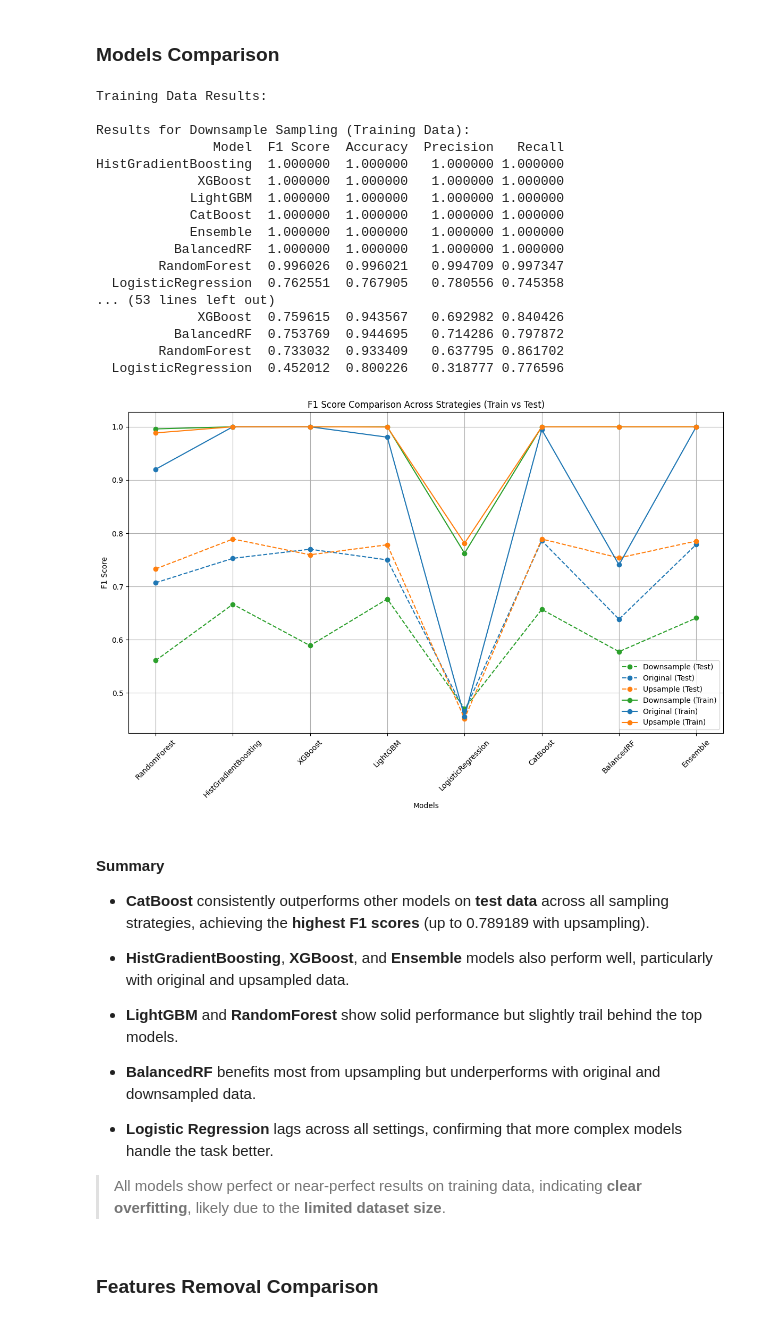
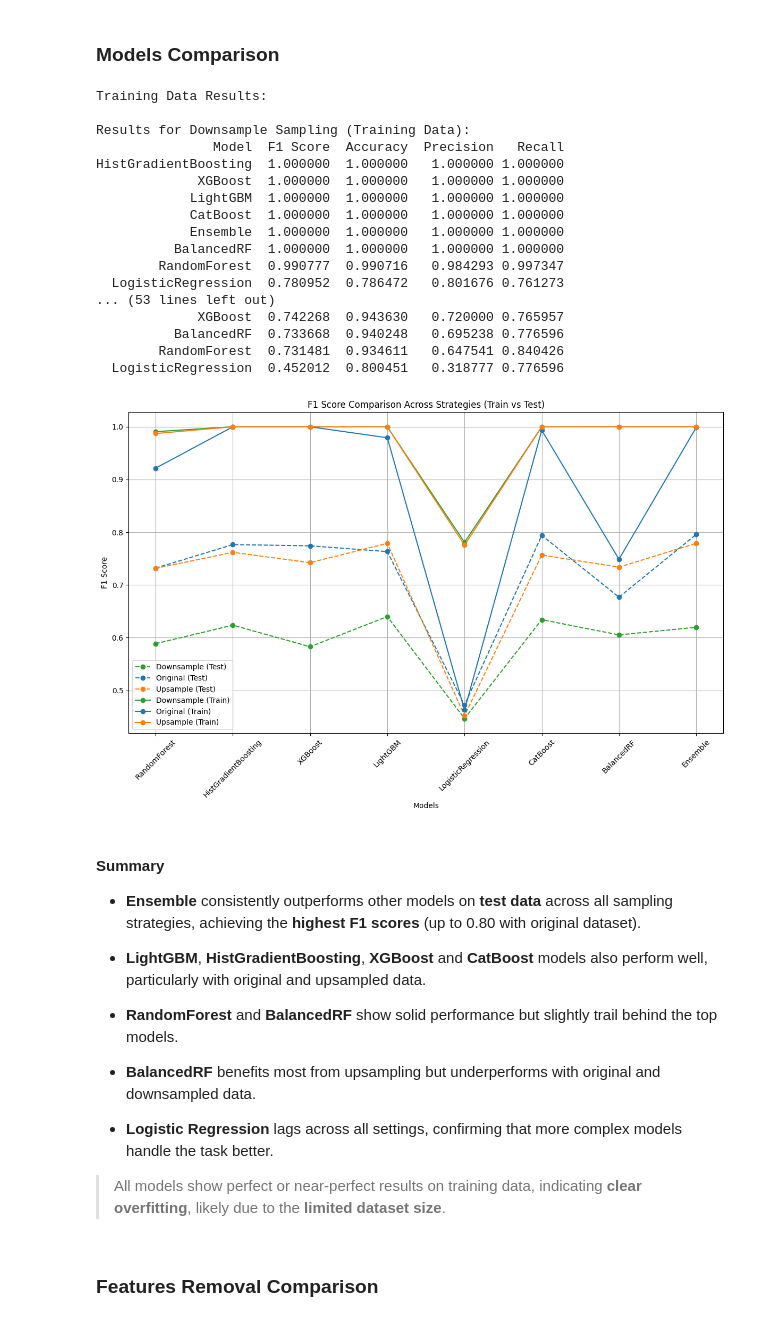
Before and after one commit to lyudmilstamenov/ethics_in_ai_unibo, a Jupyter notebook: src/model.ipynb, the cells around one changed output. Cells and saved outputs as stored; diff of their text form; code cells hidden in the pictures.

```diff
--- a/src/model.ipynb
+++ b/src/model.ipynb
@@ -1240,6 +1236,8 @@ from imblearn.over_sampling import SMOTE, ADASYN
 from imblearn.under_sampling import RandomUnderSampler
 from imblearn.ensemble import BalancedRandomForestClassifier
 
+random_state = 42
+
 df = df_cleaned[columns_to_keep].copy()
 X = df.drop(columns=['Hired'])
 y = df['Hired']
@@ -1248,30 +1246,26 @@ bool_cols = X.select_dtypes(include='bool').columns
 non_bool_cols = [c for c in X.columns.difference(bool_cols) if c != 'Sex_int']
 X[bool_cols] = X[bool_cols].astype(int)
 
+X_train, X_test, y_train, y_test = train_test_split(X, y, stratify=y, test_size=0.2, random_state=random_state)
 scaler = StandardScaler()
-X[non_bool_cols] = scaler.fit_transform(X[non_bool_cols])
-
-X_train, X_test, y_train, y_test = train_test_split(X, y, stratify=y, test_size=0.2, random_state=42)
-
+X_train[non_bool_cols] = scaler.fit_transform(X_train[non_bool_cols])
+X_test[non_bool_cols] = scaler.transform(X_test[non_bool_cols])
 imputer = SimpleImputer(strategy='mean')
 X_train_imputed = pd.DataFrame(imputer.fit_transform(X_train), columns=X_train.columns)
 X_test_imputed = pd.DataFrame(imputer.transform(X_test), columns=X_test.columns)
 
-undersampler_orig = RandomUnderSampler(sampling_strategy='majority', random_state=42)
-X_train_under_orig, y_train_under_orig = undersampler_orig.fit_resample(X_train, y_train)
-
-X_train_upsampled, y_train_upsampled = ADASYN().fit_resample(X_train_imputed, y_train)
-downsampler_impl = RandomUnderSampler(sampling_strategy='majority', random_state=42)
+X_train_upsampled, y_train_upsampled = ADASYN(random_state=random_state).fit_resample(X_train_imputed, y_train)
+downsampler_impl = RandomUnderSampler(sampling_strategy='majority', random_state=random_state)
 X_train_downsampled, y_train_downsampled = downsampler_impl.fit_resample(X_train_imputed, y_train)
 
 models = {
-    'RandomForest': lambda: RandomForestClassifier(class_weight='balanced', random_state=42, max_depth=10, min_samples_split=5, n_estimators=100),
-    'HistGradientBoosting': lambda: HistGradientBoostingClassifier(random_state=42),
-    'XGBoost': lambda: XGBClassifier(scale_pos_weight=(y_train == 0).sum() / (y_train == 1).sum(), random_state=42, eval_metric='logloss', max_depth=6),
-    'LightGBM': lambda: LGBMClassifier(class_weight='balanced', random_state=42, max_depth=6, min_data_in_leaf=20, verbosity=-1),
-    'LogisticRegression': lambda: LogisticRegression(class_weight='balanced', max_iter=1000, penalty='l2', C=0.1, solver='liblinear', random_state=42),
-    'CatBoost': lambda: CatBoostClassifier(auto_class_weights='Balanced', silent=True, random_state=42, l2_leaf_reg=3, iterations=500, depth=6, learning_rate=0.05),
-    'BalancedRF': lambda: BalancedRandomForestClassifier(random_state=42)
+    'RandomForest': lambda: RandomForestClassifier(class_weight='balanced', random_state=random_state, max_depth=10, min_samples_split=5, n_estimators=100),
+    'HistGradientBoosting': lambda: HistGradientBoostingClassifier(random_state=random_state),
+    'XGBoost': lambda: XGBClassifier(scale_pos_weight=(y_train == 0).sum() / (y_train == 1).sum(), random_state=random_state, eval_metric='logloss', max_depth=6),
+    'LightGBM': lambda: LGBMClassifier(class_weight='balanced', random_state=random_state, max_depth=6, min_data_in_leaf=20, verbosity=-1),
+    'LogisticRegression': lambda: LogisticRegression(class_weight='balanced', max_iter=1000, penalty='l2', C=0.1, solver='liblinear', random_state=random_state),
+    'CatBoost': lambda: CatBoostClassifier(auto_class_weights='Balanced', silent=True, random_state=random_state, l2_leaf_reg=3, iterations=500, depth=6, learning_rate=0.05),
+    'BalancedRF': lambda: BalancedRandomForestClassifier(random_state=random_state)
 }
 
 ensemble = lambda: VotingClassifier(
@@ -1355,48 +1349,48 @@ strategy_colors = {
 plt.figure(figsize=(12, 8))
 
 for strategy_name, result_df in results_test.items():
     color = strategy_colors[strategy_name]
     plt.plot(result_df['Model'], result_df['F1 Score'], label=f"{strategy_name} (Test)", marker='o', linestyle='--', color=color)
 
 for strategy_name, result_df in results_train.items():
     color = strategy_colors[strategy_name]
     plt.plot(result_df['Model'], result_df['F1 Score'], label=f"{strategy_name} (Train)", marker='o', linestyle='-', color=color)
 
 plt.title('F1 Score Comparison Across Strategies (Train vs Test)')
 plt.ylabel('F1 Score')
 plt.xlabel('Models')
 plt.xticks(rotation=45)
 plt.legend()
 plt.grid(True)
 plt.tight_layout()
 plt.show()
 # %% [output]
 Training Data Results:
 
 Results for Downsample Sampling (Training Data):
                Model  F1 Score  Accuracy  Precision   Recall
 HistGradientBoosting  1.000000  1.000000   1.000000 1.000000
              XGBoost  1.000000  1.000000   1.000000 1.000000
             LightGBM  1.000000  1.000000   1.000000 1.000000
             CatBoost  1.000000  1.000000   1.000000 1.000000
             Ensemble  1.000000  1.000000   1.000000 1.000000
           BalancedRF  1.000000  1.000000   1.000000 1.000000
-        RandomForest  0.996026  0.996021   0.994709 0.997347
-  LogisticRegression  0.762551  0.767905   0.780556 0.745358
+        RandomForest  0.990777  0.990716   0.984293 0.997347
+  LogisticRegression  0.780952  0.786472   0.801676 0.761273
 ... (53 lines left out)
-             XGBoost  0.759615  0.943567   0.692982 0.840426
-          BalancedRF  0.753769  0.944695   0.714286 0.797872
-        RandomForest  0.733032  0.933409   0.637795 0.861702
-  LogisticRegression  0.452012  0.800226   0.318777 0.776596
+             XGBoost  0.742268  0.943630   0.720000 0.765957
+          BalancedRF  0.733668  0.940248   0.695238 0.776596
+        RandomForest  0.731481  0.934611   0.647541 0.840426
+  LogisticRegression  0.452012  0.800451   0.318777 0.776596
-[figure, old version]
+[figure, new version]
 # %% [markdown]
 #### Summary
 
-- **CatBoost** consistently outperforms other models on **test data** across all sampling strategies, achieving the **highest F1 scores** (up to 0.789189 with upsampling).
+- **Ensemble** consistently outperforms other models on **test data** across all sampling strategies, achieving the **highest F1 scores** (up to 0.80 with original dataset).
 
-- **HistGradientBoosting**, **XGBoost**, and **Ensemble** models also perform well, particularly with original and upsampled data.
+- **LightGBM**, **HistGradientBoosting**, **XGBoost** and **CatBoost** models also perform well, particularly with original and upsampled data.
 
-- **LightGBM** and **RandomForest** show solid performance but slightly trail behind the top models.
+- **RandomForest** and **BalancedRF** show solid performance but slightly trail behind the top models.
 
 - **BalancedRF** benefits most from upsampling but underperforms with original and downsampled data.
 
```
Also changed, not shown: parts of 28 cells of this notebook, 4 other files.
